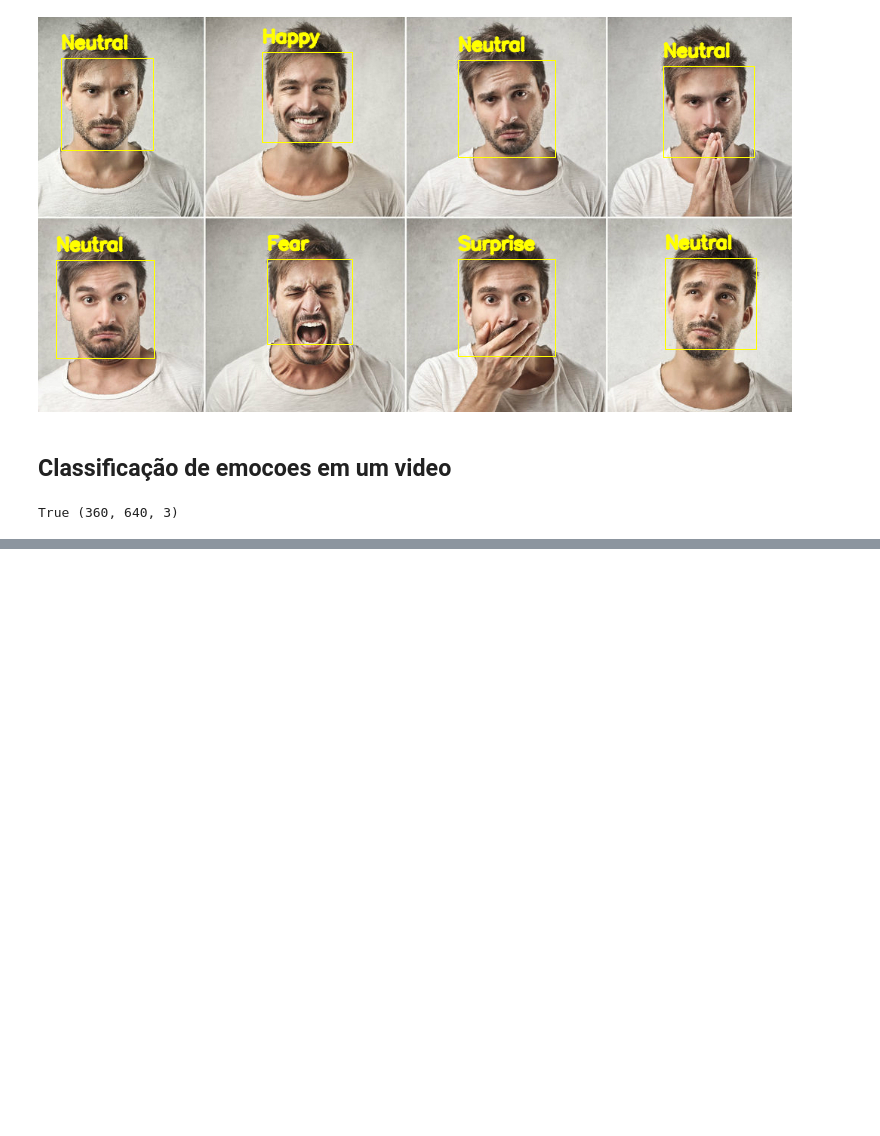
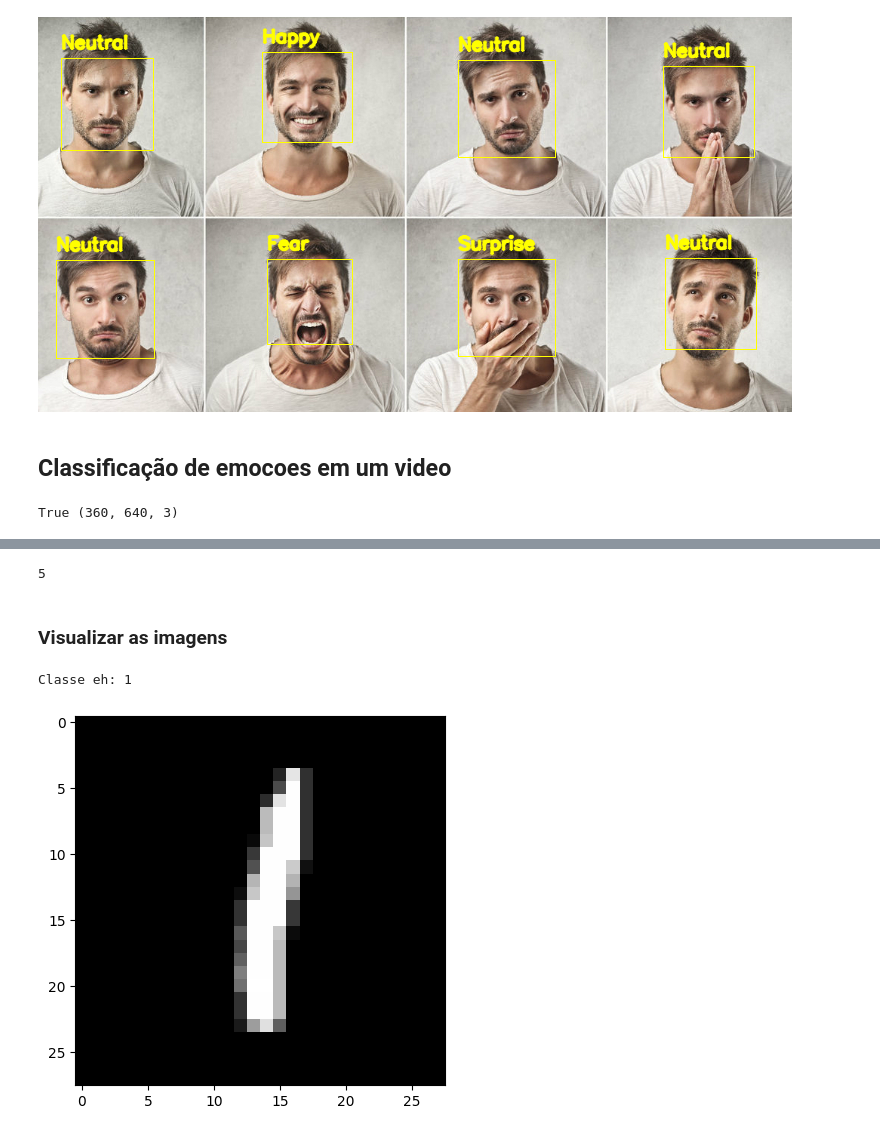
Before and after one commit to HugoPessoni/Curso_Visao, a Jupyter notebook: Curso_Visao_04.ipynb, the cells around one changed output, grey strips where cells are left out. Drawn from its saved outputs; the diff is of its cells as text; code cells hidden in the pictures; blank space fills up the shorter version.

```diff
--- a/Curso_Visao_04.ipynb
+++ b/Curso_Visao_04.ipynb
@@ -488,0 +524,2 @@ cv2.destroyAllWindows()
+# %%
+(X_train, y_train), (X_test, y_test) = mnist.load_data()
@@ -488,0 +563,13 @@ cv2.destroyAllWindows()
+# %%
+y_train[0]
+# %% [output]
+5
+# %% [markdown]
+### Visualizar as imagens
+# %%
+i = np.random.randint(0,60000)
+plt.imshow(X_train[i], cmap='gray');
+print(f'Classe eh: {y_train[i]}')
+# %% [output]
+Classe eh: 1
+[figure, added]
```
Also changed, not shown: parts of 81 cells of this notebook.
